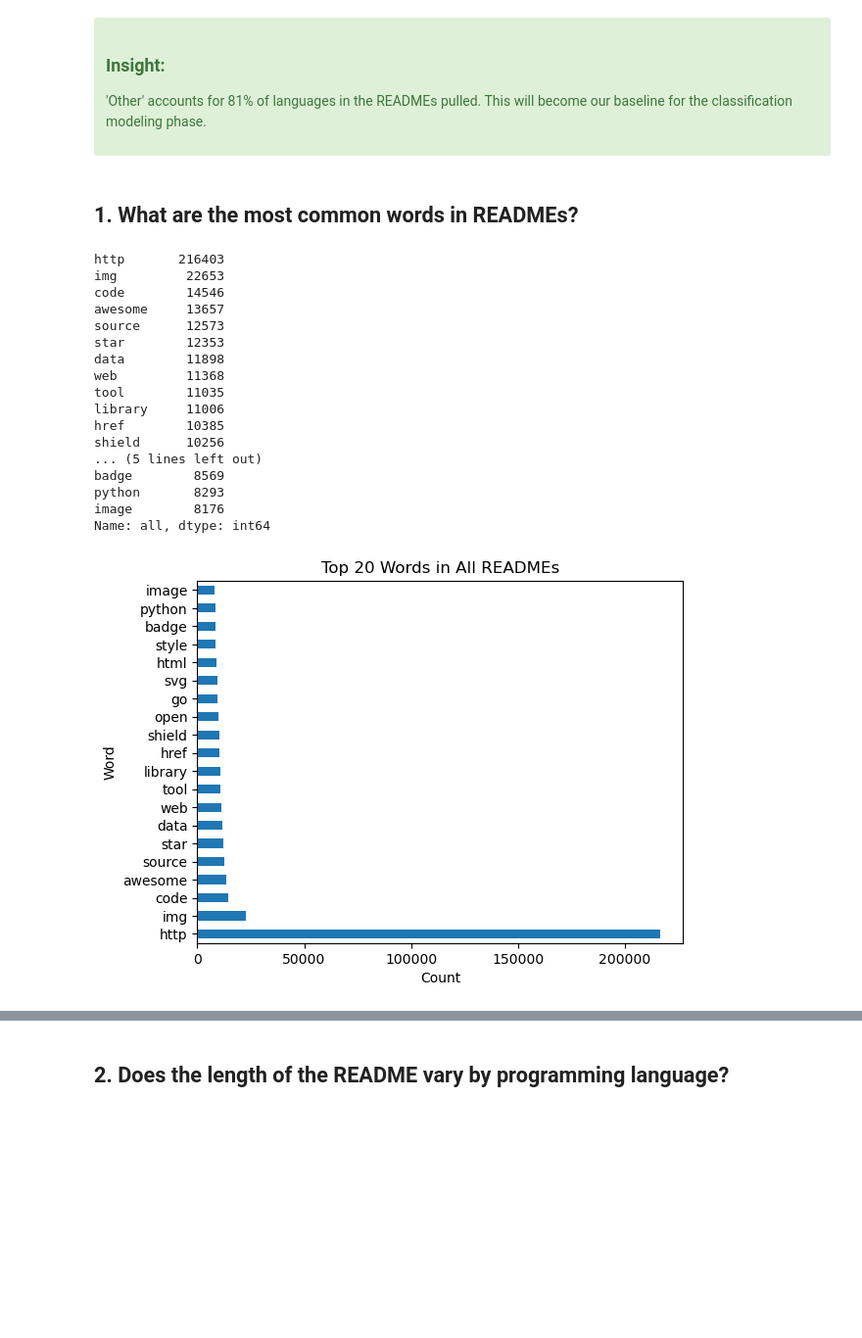
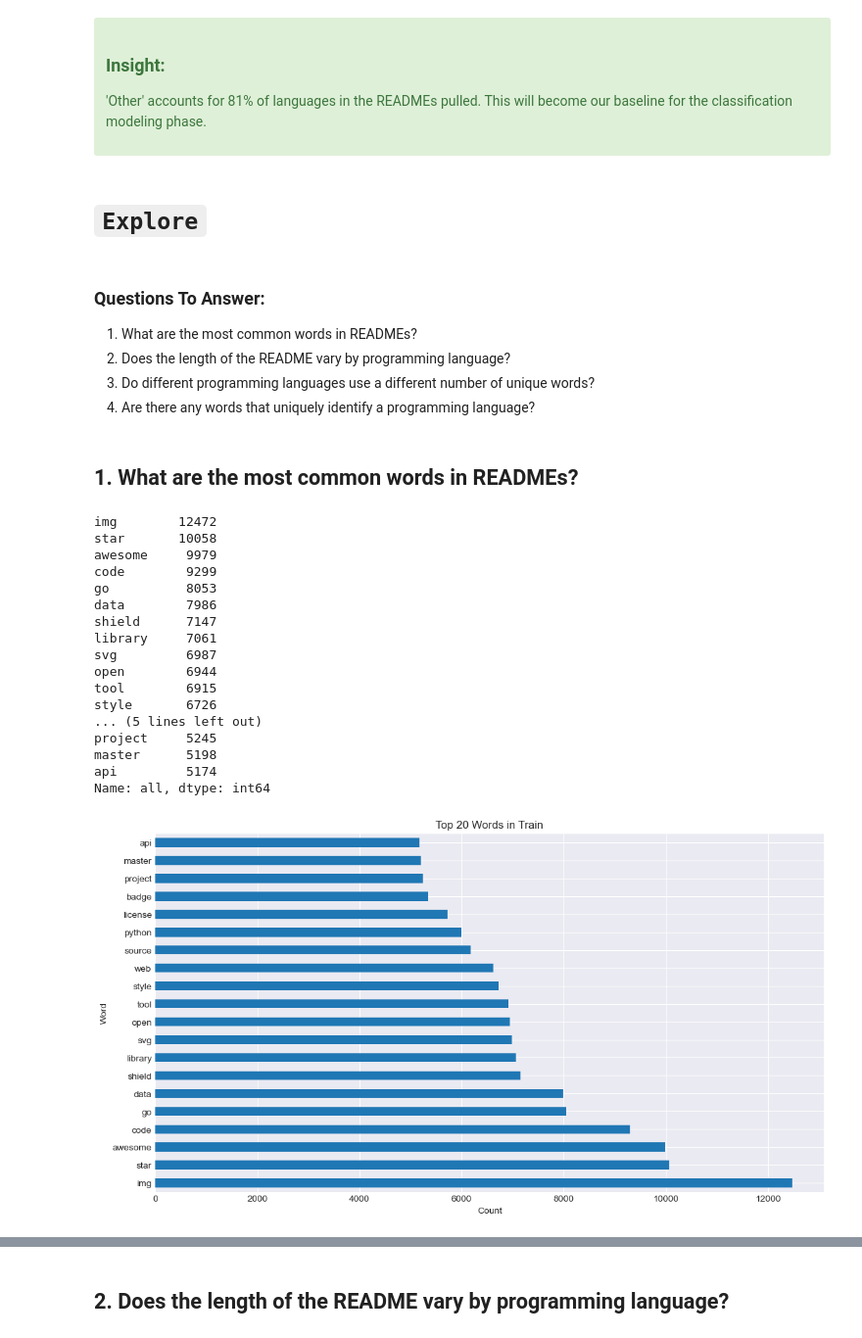
Before and after one commit to projectlanguagepredictor/nlp_launch, a Jupyter notebook: final_report.ipynb, the cells around one changed output, grey strips where cells are left out. Shown at 98% size. Saved outputs shown, nothing was run; the diff lists cells and outputs as text; code cells hidden in the pictures; blank space fills up the shorter version.

```diff
--- a/final_report.ipynb
+++ b/final_report.ipynb
@@ -139,4 +158,5 @@ df.head()
 # %%
 #creating a df of all the words and their associated languages and filtering out as much gibberish as possible without limiting the data
-word_counts = ex.get_words(df)
+l = 8000
+word_counts = ex.get_words(train, l)
 # %% [output]
@@ -154,3 +185,7 @@ word_counts.head()
 # %%
 #make a list called keep_words
 keep_words = word_counts.index.tolist()
+# %%
+#removing http as it as an outlier
+word_counts = word_counts[1:]
+word_counts
@@ -208,38 +251,46 @@ freq
 
 'Other' accounts for 81% of languages in the READMEs pulled. This will become our baseline for the classification modeling phase.
 </div>
+# %% [markdown]
+# `Explore`
+# %% [markdown]
+### Questions To Answer:
+1. What are the most common words in READMEs?
+2. Does the length of the README vary by programming language?
+3. Do different programming languages use a different number of unique words?
+4. Are there any words that uniquely identify a programming language?
 # %% [markdown]
 ## 1. What are the most common words in READMEs?
 # %%
 #look at the top 20 words
 word_counts['all'].sort_values(ascending=False).head(20)
 # %% [output]
-http       216403
-img         22653
-code        14546
-awesome     13657
-source      12573
-star        12353
-data        11898
-web         11368
-tool        11035
-library     11006
-href        10385
-shield      10256
+img        12472
+star       10058
+awesome     9979
+code        9299
+go          8053
+data        7986
+shield      7147
+library     7061
+svg         6987
+open        6944
+tool        6915
+style       6726
 ... (5 lines left out)
-badge        8569
-python       8293
-image        8176
+project     5245
+master      5198
+api         5174
 Name: all, dtype: int64
 # %%
 #visualize the top 20 words
 word_counts['all'].sort_values(ascending=False).head(20).plot.barh()
-plt.title('Top 20 Words in All READMEs')
+plt.title('Top 20 Words in Train')
 plt.xlabel('Count')
 plt.ylabel('Word')
 plt.show()
 # %% [output]
-[figure, old version]
+[figure, new version]
 # %% [markdown]
 <div class="alert alert-success">
 
```
Also changed, not shown: parts of 21 cells of this notebook.
